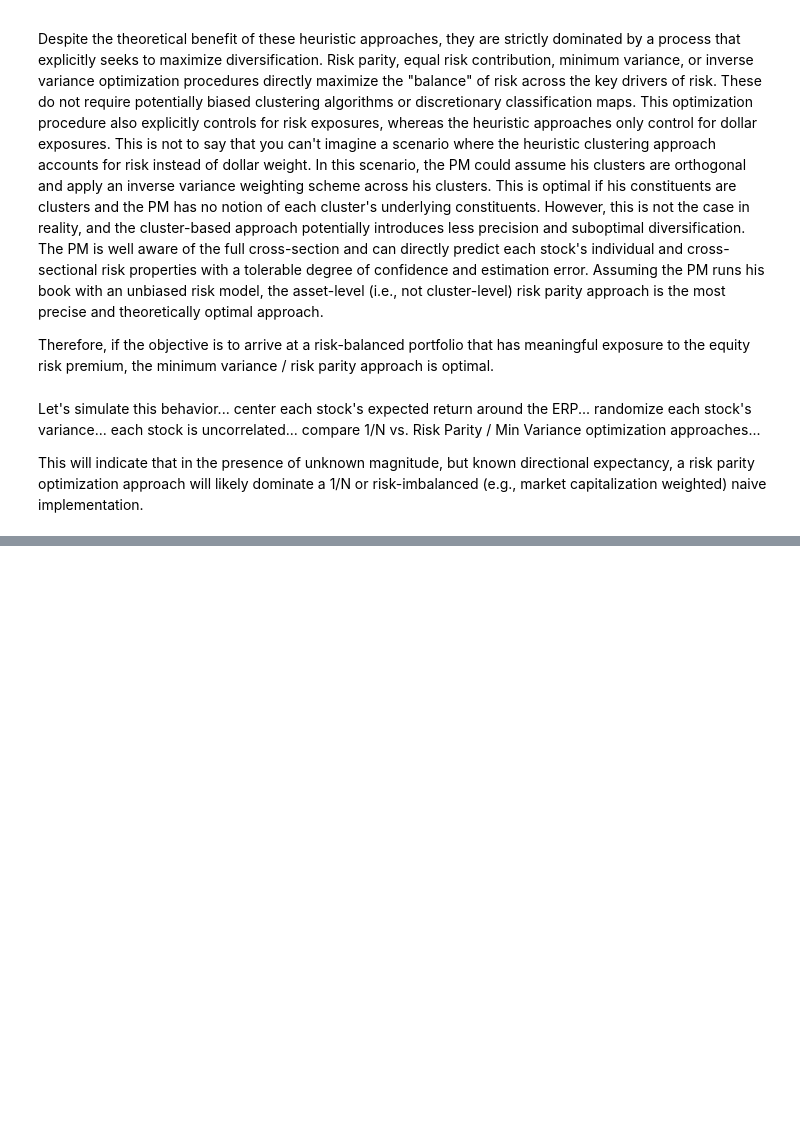
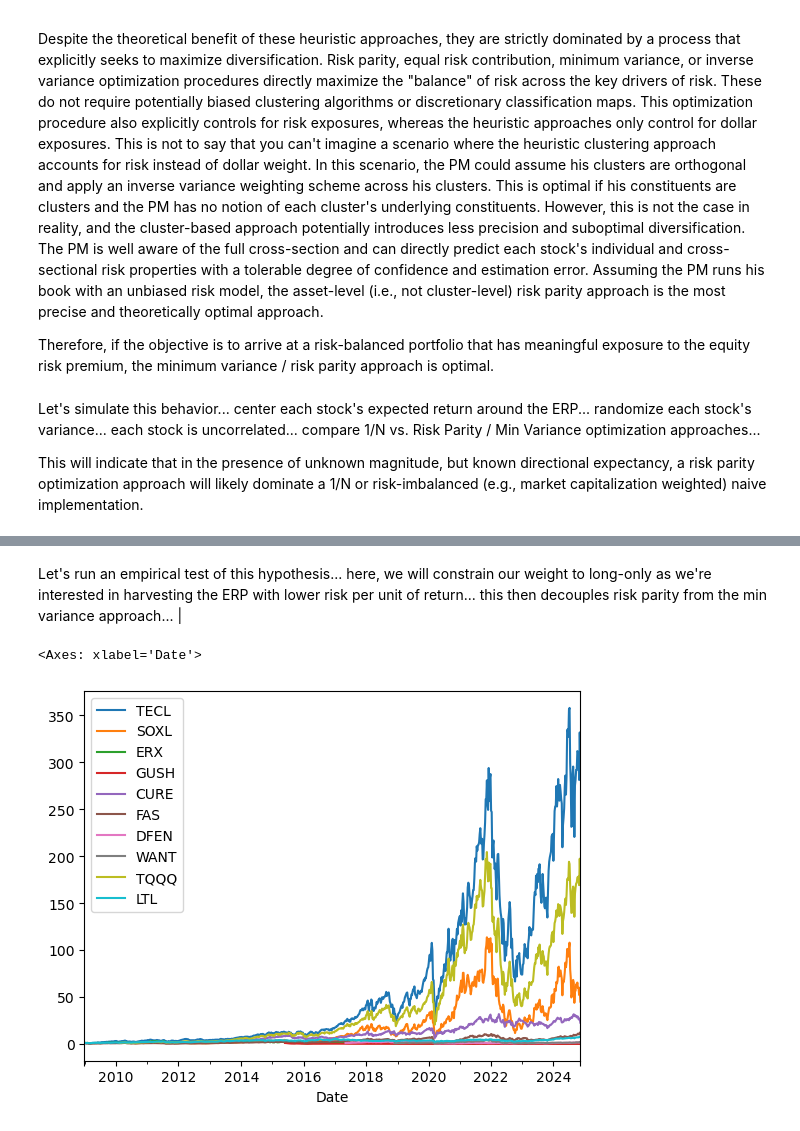
Before and after one commit to marcuskastevens/quant_research, a Jupyter notebook: expected_return_agnostic_portfolio_optimization.ipynb, the cells around one changed output, grey strips where cells are left out. Cells and saved outputs as stored; diff of their text form; code cells hidden in the pictures; blank space fills up the shorter version.

```diff
--- a/expected_return_agnostic_portfolio_optimization.ipynb
+++ b/expected_return_agnostic_portfolio_optimization.ipynb
@@ -232,0 +238,2 @@ pd.concat(
+# %% [markdown]
+Let's run an empirical test of this hypothesis... here, we will constrain our weight to long-only as we're interested in harvesting the ERP with lower risk per unit of return... this then decouples risk parity from the min variance approach... |
@@ -232,0 +269,21 @@ pd.concat(
+# %%
+import yfinance as yf
+
+
+# Create an empty DataFrame to store daily returns
+returns = pd.DataFrame()
+adj_returns = pd.DataFrame()
+
+for etf in LEVERED_EQUITY_SECTOR_ETF_TICKERS:
+
+    # Fetch historical data
+    data = yf.download(etf, period="max", progress=False, interval="1wk")
+
+    # Add returns to the DataFrame
+    returns[etf] = data["Close"].pct_change()
+    adj_returns[etf] = data["Adj Close"].pct_change()
+
+(1 + adj_returns).cumprod().plot()
+# %% [output]
+<Axes: xlabel='Date'>
+[figure, added]
```
Also changed, not shown: parts of 32 cells of this notebook.
